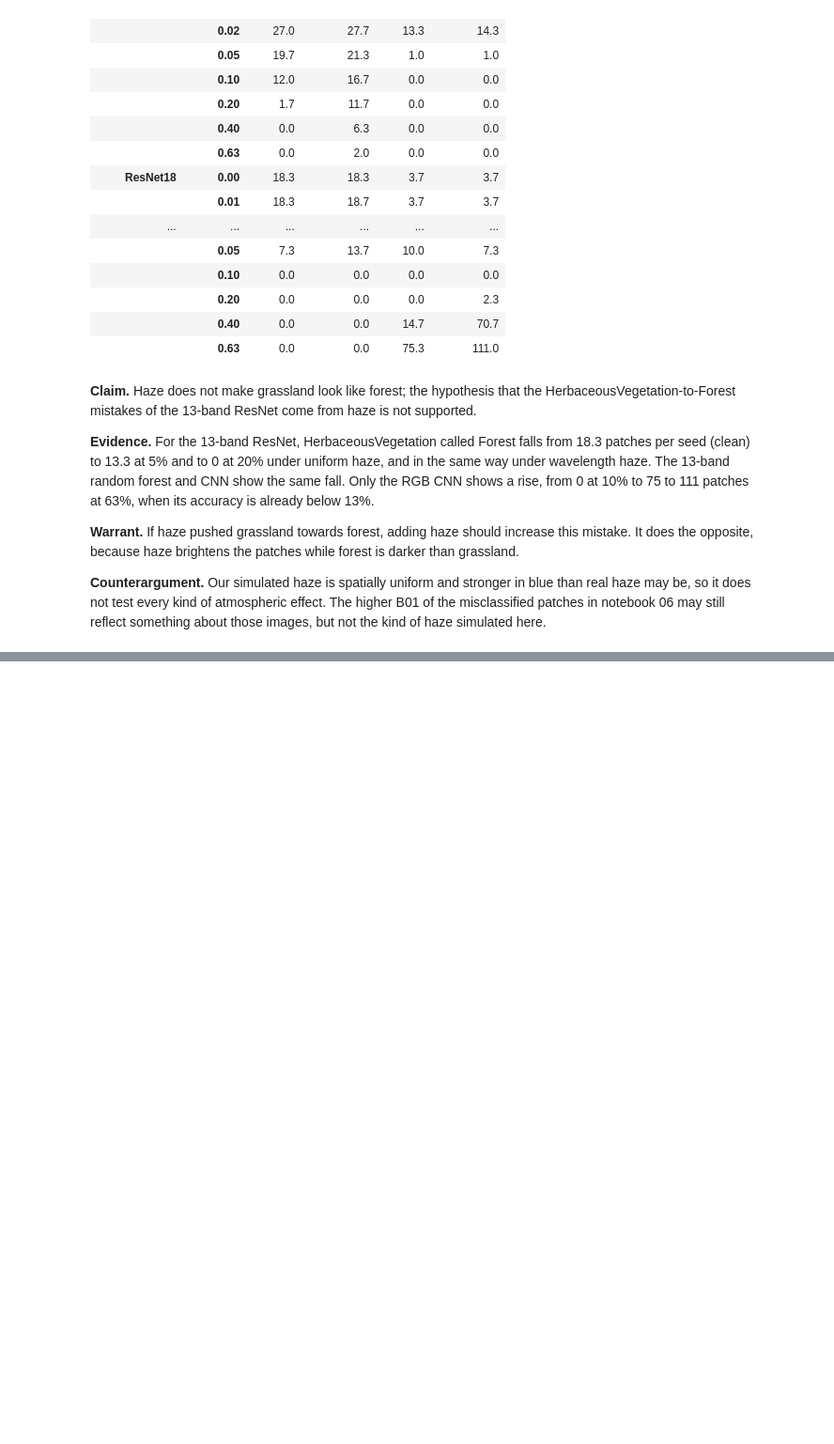
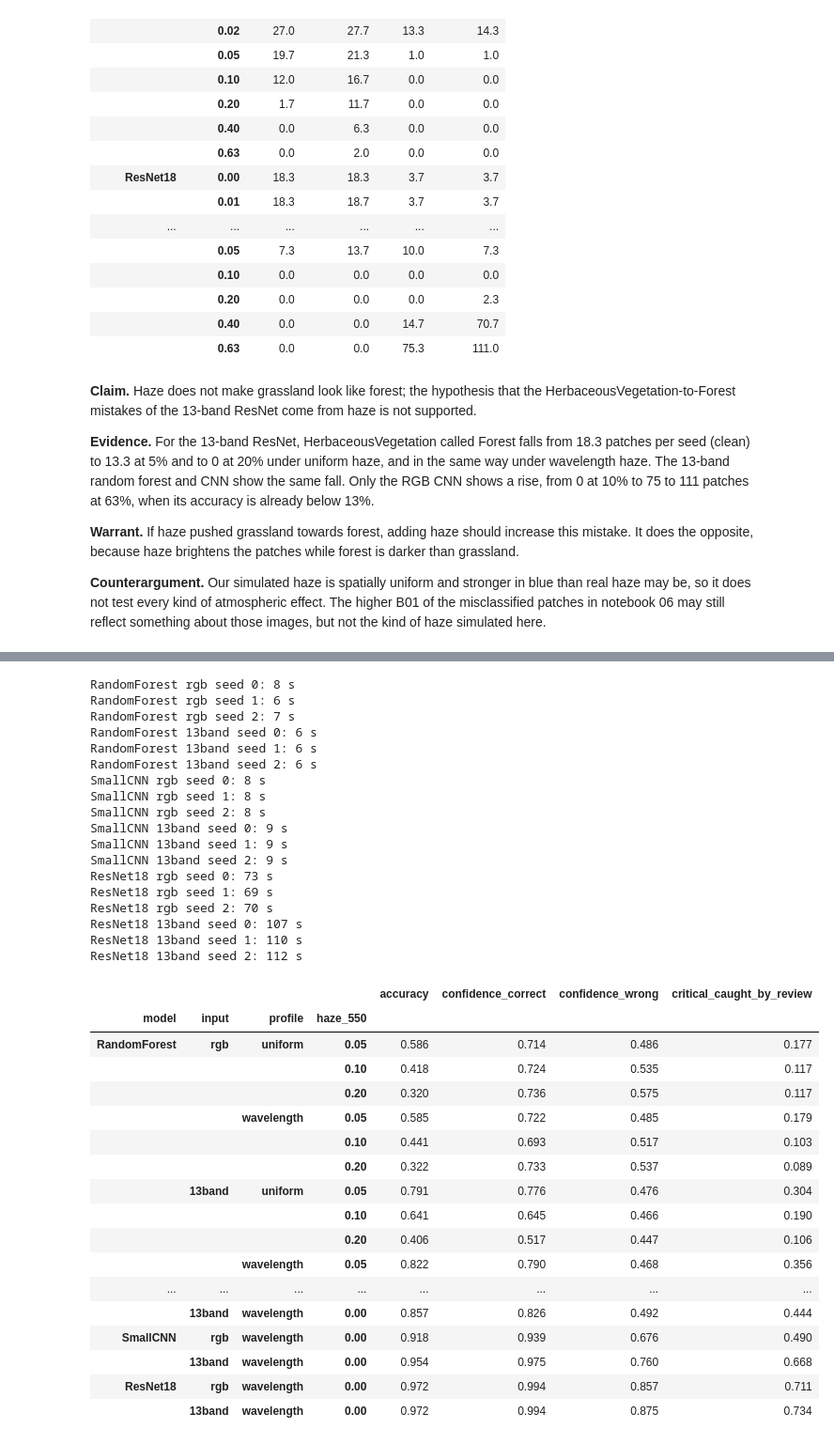
Before and after one commit to estellearnander/piece_of_crop, a Jupyter notebook: notebooks/07_haze.ipynb, the cells around one changed output, grey strips where cells are left out. Shown at 94% size. Cells and saved outputs as stored; diff of their text form; code cells hidden in the pictures; blank space fills up the shorter version.

```diff
--- a/notebooks/07_haze.ipynb
+++ b/notebooks/07_haze.ipynb
@@ -362,0 +378,73 @@ display(herb_forest.unstack(["input"]).unstack(["profile"]).round(1))
+# %%
+REVIEW_SHARE = 0.10
+REVIEW_LEVELS = (0.05, 0.10, 0.20)
+review_conditions = [("none", 0.0)] + [(profile, strength) for profile in PROFILES for strength in REVIEW_LEVELS]
+
+review_rows = []
+for model_name in MODELS:
+    for input_type in INPUTS:
+        for seed in SEEDS:
+            start = time.time()
+            model = load_saved_model(models_dir, model_name, input_type, seed, device)
+            for profile, strength in review_conditions:
+                haze_profile = "uniform" if profile == "none" else profile  # no haze: strength 0
+                proba = hazy_probabilities(model_name, model, test_rows, cache, band_stats, input_type,
+                                           strength, haze_profile, airlight, device)
+                y_pred = proba.argmax(axis=1)
+                confidence = proba.max(axis=1)
+                correct = y_pred == y_true
+                critical_error = critical[y_true, y_pred]
+                review_rows.append({"model": model_name, "input": input_type, "seed": seed, "profile": profile,
+                                    "haze_550": strength, "accuracy": correct.mean(),
+                                    "confidence_correct": confidence[correct].mean(),
+                                    "confidence_wrong": confidence[~correct].mean(),
+                                    "critical_error_rate": critical_error.mean(),
+                                    "critical_caught_by_review": caught_by_review(confidence, critical_error, REVIEW_SHARE)})
+            print(f"{model_name} {input_type} seed {seed}: {time.time() - start:.0f} s")
+
+haze_review = pd.DataFrame(review_rows)
+haze_review.to_csv(results_dir / "haze_review.csv", index=False)
+
+# the clean rows count for both profiles
+clean = haze_review[haze_review["profile"].eq("none")]
+review_curves = pd.concat([haze_review[~haze_review["profile"].eq("none")]] + [clean.assign(profile=p) for p in PROFILES])
+review_means = review_curves.groupby(["model", "input", "profile", "haze_550"], sort=False)[
+    ["accuracy", "confidence_correct", "confidence_wrong", "critical_caught_by_review"]].mean()
+display(review_means.round(3))
+# %% [output]
+RandomForest rgb seed 0: 8 s
+RandomForest rgb seed 1: 6 s
+RandomForest rgb seed 2: 7 s
+RandomForest 13band seed 0: 6 s
+RandomForest 13band seed 1: 6 s
+RandomForest 13band seed 2: 6 s
+SmallCNN rgb seed 0: 8 s
+SmallCNN rgb seed 1: 8 s
+SmallCNN rgb seed 2: 8 s
+SmallCNN 13band seed 0: 9 s
+SmallCNN 13band seed 1: 9 s
+SmallCNN 13band seed 2: 9 s
+ResNet18 rgb seed 0: 73 s
+ResNet18 rgb seed 1: 69 s
+ResNet18 rgb seed 2: 70 s
+ResNet18 13band seed 0: 107 s
+ResNet18 13band seed 1: 110 s
+ResNet18 13band seed 2: 112 s
+|  |  |  |  | accuracy | confidence_correct | confidence_wrong | critical_caught_by_review |
+| model | input | profile | haze_550 |  |  |  |  |
+| RandomForest | rgb | uniform | 0.05 | 0.586 | 0.714 | 0.486 | 0.177 |
+|  |  |  | 0.10 | 0.418 | 0.724 | 0.535 | 0.117 |
+|  |  |  | 0.20 | 0.320 | 0.736 | 0.575 | 0.117 |
+|  |  | wavelength | 0.05 | 0.585 | 0.722 | 0.485 | 0.179 |
+|  |  |  | 0.10 | 0.441 | 0.693 | 0.517 | 0.103 |
+|  |  |  | 0.20 | 0.322 | 0.733 | 0.537 | 0.089 |
+|  | 13band | uniform | 0.05 | 0.791 | 0.776 | 0.476 | 0.304 |
+|  |  |  | 0.10 | 0.641 | 0.645 | 0.466 | 0.190 |
+|  |  |  | 0.20 | 0.406 | 0.517 | 0.447 | 0.106 |
+|  |  | wavelength | 0.05 | 0.822 | 0.790 | 0.468 | 0.356 |
+| ... | ... | ... | ... | ... | ... | ... | ... |
+|  | 13band | wavelength | 0.00 | 0.857 | 0.826 | 0.492 | 0.444 |
+| SmallCNN | rgb | wavelength | 0.00 | 0.918 | 0.939 | 0.676 | 0.490 |
+|  | 13band | wavelength | 0.00 | 0.954 | 0.975 | 0.760 | 0.668 |
+| ResNet18 | rgb | wavelength | 0.00 | 0.972 | 0.994 | 0.857 | 0.711 |
+|  | 13band | wavelength | 0.00 | 0.972 | 0.994 | 0.875 | 0.734 |
```
Also changed, not shown: parts of 10 cells of this notebook, 7 other files.
